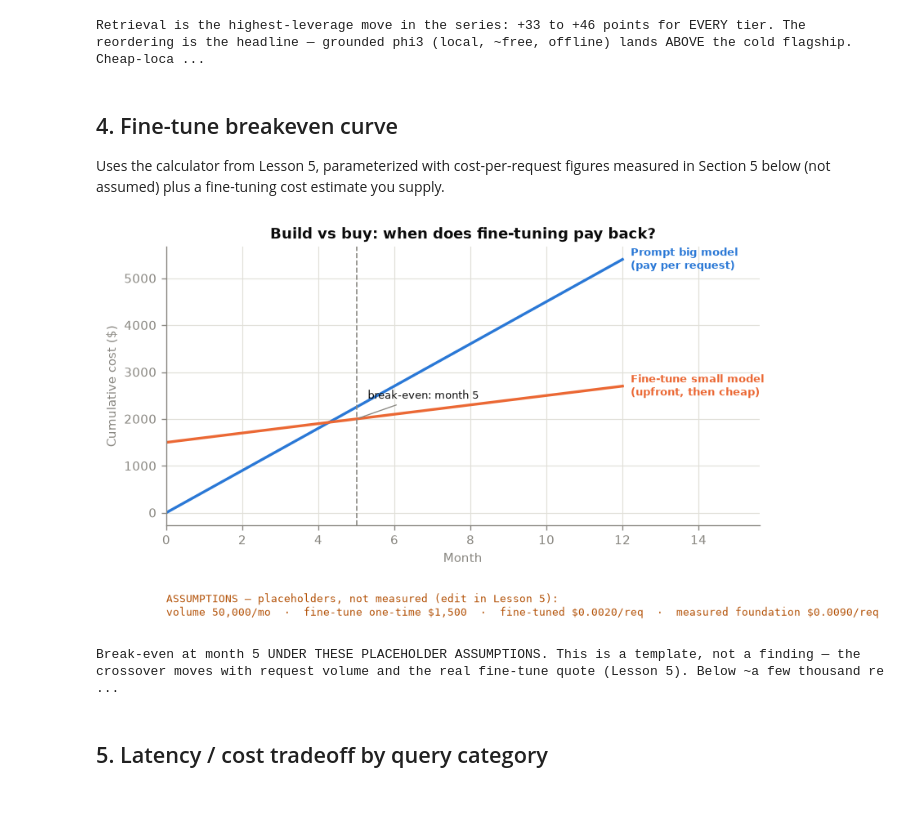
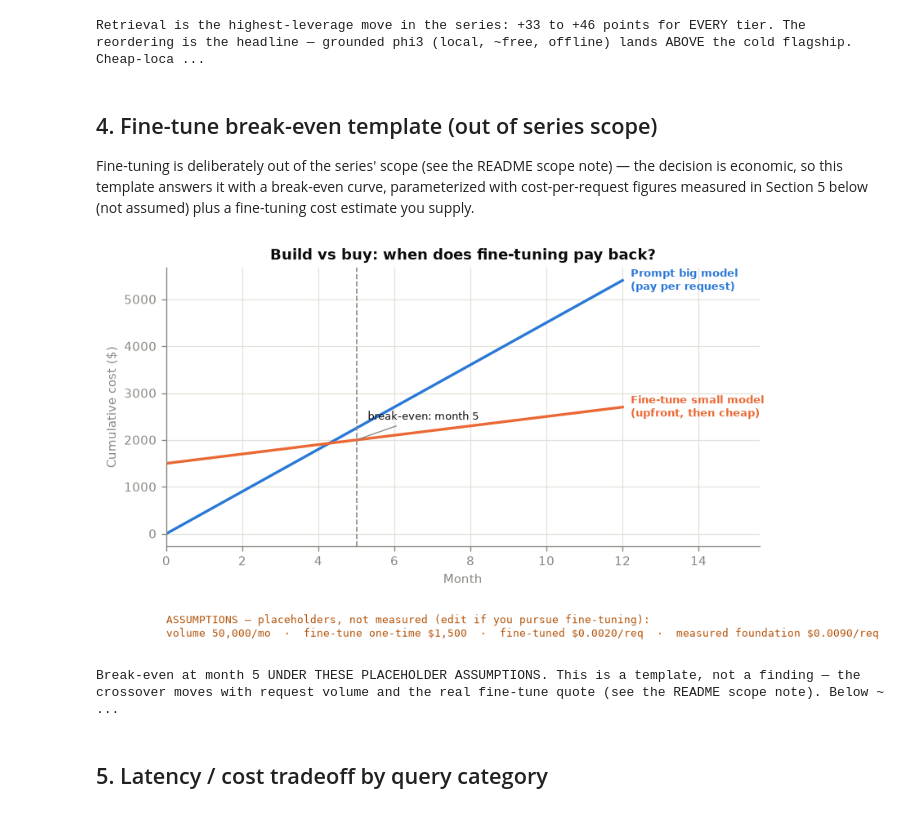
Before and after one commit to dotnetspark/fbc-model-routing-benchmark, a Jupyter notebook: analysis/benchmark_report.ipynb, the cells around one changed output. Drawn from its saved outputs; the diff is of its cells as text; code cells hidden in the pictures.

```diff
--- a/analysis/benchmark_report.ipynb
+++ b/analysis/benchmark_report.ipynb
@@ -301,7 +299,7 @@ if not merged.empty:
         .rename(columns={False: "ungrounded", True: "grounded"})
     )
 
-    # Until the Lesson 6 grounded runs exist (results/*_grounded.jsonl), only the
+    # Until the Lesson 4 grounded runs exist (results/*_grounded.jsonl), only the
     # ungrounded column is present — show what we have instead of KeyError-ing.
     if {"ungrounded", "grounded"}.issubset(grounding_effect.columns):
         grounding_effect["delta"] = grounding_effect["grounded"] - grounding_effect["ungrounded"]
@@ -345,7 +343,7 @@ if not merged.empty:
         have = ", ".join(map(str, grounding_effect.columns)) or "none"
         print(
             f"Only '{have}' runs found — the grounded/ungrounded comparison needs both. "
-            "Run the Lesson 6 grounded variant to populate results/*_grounded.jsonl, "
+            "Run the Lesson 4 grounded variant to populate results/*_grounded.jsonl, "
             "then re-run this cell."
         )
         display(grounding_effect)
@@ -360,13 +358,13 @@ else:
 [figure]
 Retrieval is the highest-leverage move in the series: +33 to +46 points for EVERY tier. The reordering is the headline — grounded phi3 (local, ~free, offline) lands ABOVE the cold flagship. Cheap-loca ...
 # %% [markdown]
-## 4. Fine-tune breakeven curve
+## 4. Fine-tune break-even template (out of series scope)
 
-Uses the calculator from Lesson 5, parameterized with cost-per-request figures measured in Section 5 below (not assumed) plus a fine-tuning cost estimate you supply.
+Fine-tuning is deliberately out of the series' scope (see the README scope note) — the decision is economic, so this template answers it with a break-even curve, parameterized with cost-per-request figures measured in Section 5 below (not assumed) plus a fine-tuning cost estimate you supply.
 # %%
 # Build vs buy: prompt a big model per request (rent) vs fine-tune a small one (own).
 # NOTE: this chart is a TEMPLATE. The three cost inputs below are PLACEHOLDERS —
-# real numbers arrive in Lesson 5. The chart is only as true as these assumptions.
+# real numbers would come from an actual fine-tuning run. The chart is only as true as these assumptions.
 ASSUMPTIONS = {
     "monthly_requests": 50_000,
     "finetune_one_time_cost_usd": 1500.0,   # data curation + one QLoRA training run
@@ -393,37 +391,37 @@ months, rent, own, be = breakeven_analysis(
     ASSUMPTIONS["monthly_requests"],
 )
 
 fig, ax = plt.subplots(figsize=(8, 4.4))
 ax.plot(months, rent, color=MODEL_COLOR["foundation"], lw=2)
 ax.plot(months, own, color="#eb6834", lw=2)
 ax.text(months[-1], rent[-1], "  Prompt big model\n  (pay per request)",
         color=MODEL_COLOR["foundation"], va="center", fontsize=8, weight="bold")
 ax.text(months[-1], own[-1], "  Fine-tune small model\n  (upfront, then cheap)",
         color="#eb6834", va="center", fontsize=8, weight="bold")
 if be is not None:
     ax.axvline(be, color=MUTED, ls="--", lw=1)
     ax.annotate(f"break-even: month {be}", xy=(be, own[be]),
                 xytext=(be + 0.3, max(rent) * 0.45), color=INK, fontsize=8,
                 arrowprops=dict(arrowstyle="-", color=MUTED, lw=0.8))
 ax.set_xlabel("Month"); ax.set_ylabel("Cumulative cost ($)")
 ax.set_title("Build vs buy: when does fine-tuning pay back?")
 ax.margins(x=0.20); ax.set_xlim(0, months[-1] * 1.30)
 
-banner = ("ASSUMPTIONS — placeholders, not measured (edit in Lesson 5):\n"
+banner = ("ASSUMPTIONS — placeholders, not measured (edit if you pursue fine-tuning):\n"
           f"volume {ASSUMPTIONS['monthly_requests']:,}/mo  ·  "
           f"fine-tune one-time ${ASSUMPTIONS['finetune_one_time_cost_usd']:,.0f}  ·  "
           f"fine-tuned ${ASSUMPTIONS['finetuned_cost_per_req_usd']:.4f}/req  ·  "
           f"measured foundation ${measured_foundation_cost:.4f}/req")
 ax.text(0.0, -0.24, banner, transform=ax.transAxes, fontsize=7.5,
         color="#b45309", va="top", family="monospace")
 plt.tight_layout(); plt.show()
 
 print(f"Break-even at month {be} UNDER THESE PLACEHOLDER ASSUMPTIONS. This is a template, "
       "not a finding — the crossover moves with request volume and the real fine-tune quote "
-      "(Lesson 5). Below ~a few thousand requests/month, fine-tuning typically never pays off.")
+      "(see the README scope note). Below ~a few thousand requests/month, fine-tuning typically never pays off.")
 # %% [output]
-[figure, old version]
+[figure, new version]
-Break-even at month 5 UNDER THESE PLACEHOLDER ASSUMPTIONS. This is a template, not a finding — the crossover moves with request volume and the real fine-tune quote (Lesson 5). Below ~a few thousand re ...
+Break-even at month 5 UNDER THESE PLACEHOLDER ASSUMPTIONS. This is a template, not a finding — the crossover moves with request volume and the real fine-tune quote (see the README scope note). Below ~ ...
 # %% [markdown]
 ## 5. Latency / cost tradeoff by query category
 # %%
```
Also changed, not shown: parts of 8 cells of this notebook, 20 other files.
